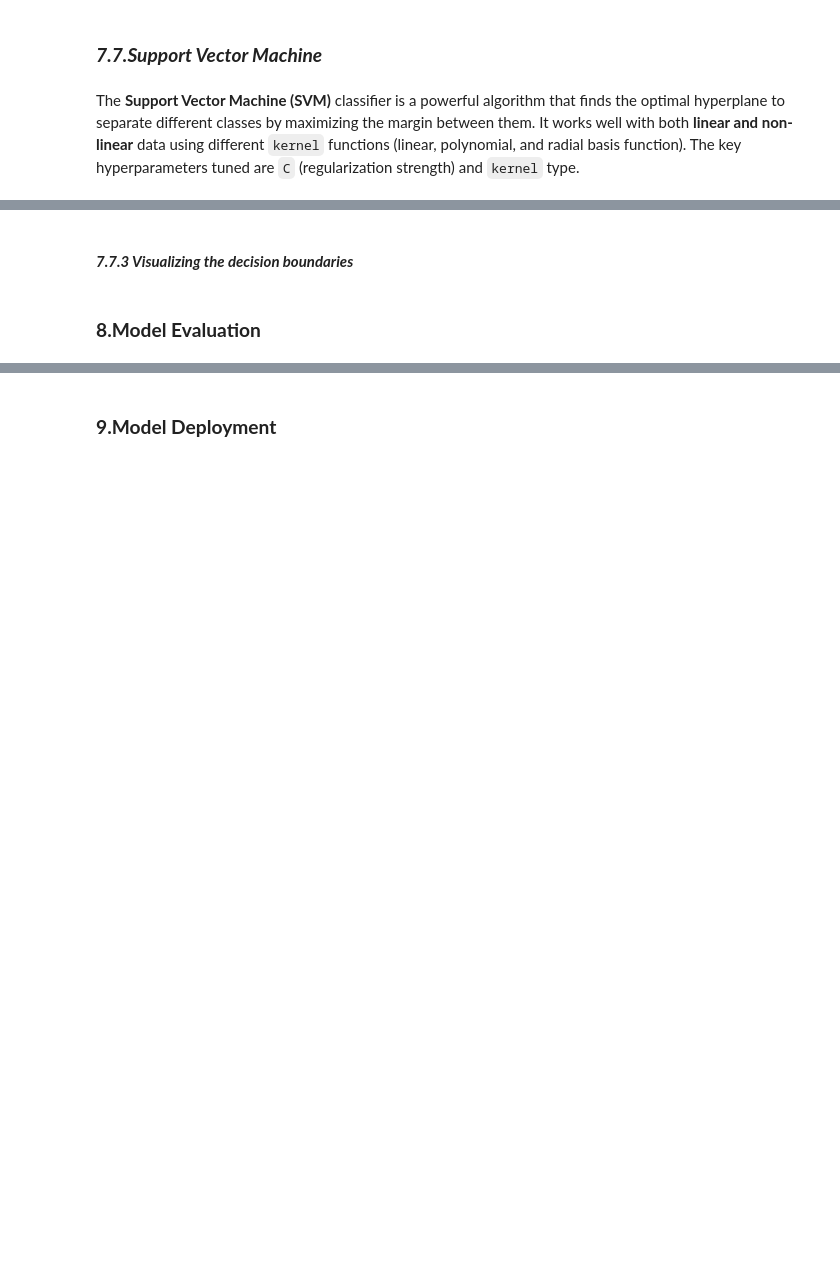
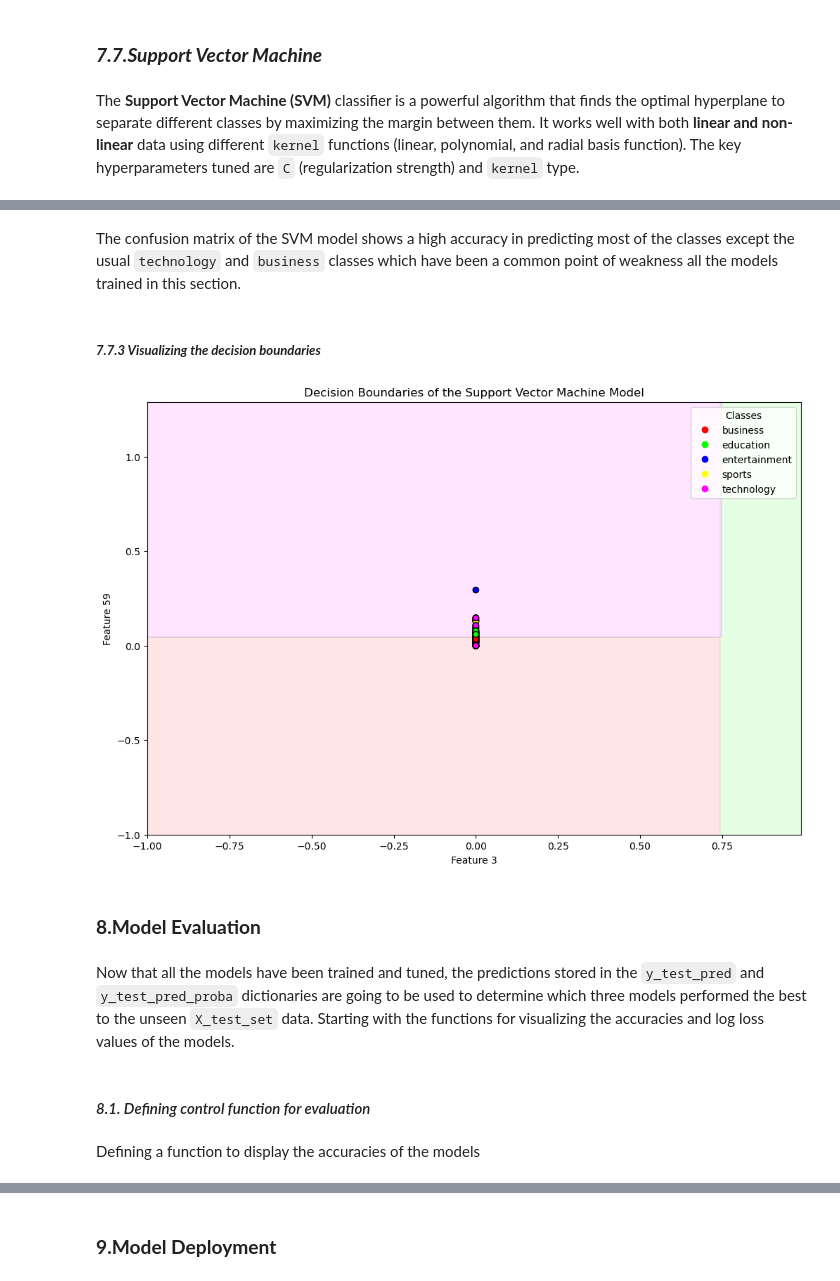
Before and after one commit to lamelkekana/Team3_ClassificationProject, a Jupyter notebook: News_articles.ipynb, the cells around one changed output, grey strips where cells are left out. Drawn from its saved outputs; the diff is of its cells as text; code cells hidden in the pictures; blank space fills up the shorter version.

```diff
--- a/News_articles.ipynb
+++ b/News_articles.ipynb
@@ -1747,0 +2073,4 @@ The **Support Vector Machine (SVM)** classifier is a powerful algorithm that fin
+# %%
+svm_experiment_name = 'SVM Model'
+#experiment_id = mlflow.create_experiment(svm_experiment_name)
+mlflow.set_experiment(svm_experiment_name)
@@ -1791,6 +2168,8 @@ def develop_svm(X_train, X_validation, y_train, y_validation):
 # %%
-best_svm_model, svm_conf_matrix, svm_class_report = develop_svm(X_train,
-                                                             X_validation,
-                                                             y_train,
-                                                             y_validation
-                                                            )
+best_svm_model, svm_conf_matrix, svm_class_report, svm_log_loss = develop_svm(X_train,
+                                                                              X_validation,
+                                                                              y_train,
+                                                                              y_validation
+                                                                             )
+y_test_pred['Support Vector Machine'] = best_svm_model.predict(X_test_set)
+y_test_pred_proba['Support Vector Machine'] = best_svm_model.predict_proba(X_test_set)
@@ -1801,14 +2202,24 @@ conf_matrix_visualizer(svm_conf_matrix, 'Support Vector Machine')
+# %% [markdown]
+The confusion matrix of the SVM model shows a high accuracy in predicting most of the classes except the usual `technology` and `business` classes which have been a common point of weakness all the models trained in this section.
 # %% [markdown]
-#### ***7.7.3 Visualizing the decision boundaries***
+##### ***7.7.3 Visualizing the decision boundaries***
 # %%
-feature_indices = [3, 2] # Value range is [0-4386, 0-6006], shape(4387, 6007)
+feature_indices = [3, 59] # Value range is [0-4386, 0-5999], shape(4387, 6000)
 decision_boundaries_visualizer(best_svm_model,
                                'Support Vector Machine',
                                X_train,
                                X_validation,
                                y_train,
                                y_validation,
                                feature_indices
                              )
+# %% [output]
+[figure, added]
 # %% [markdown]
 ### **8.Model Evaluation**
+# %% [markdown]
+Now that all the models have been trained and tuned, the predictions stored in the `y_test_pred` and `y_test_pred_proba` dictionaries are going to be used to determine which three models performed the best to the unseen `X_test_set` data. Starting with the functions for visualizing the accuracies and log loss values of the models.
+# %% [markdown]
+#### *8.1. Defining control function for evaluation*
+# %% [markdown]
+Defining a function to display the accuracies of the models
```
Also changed, not shown: parts of 126 cells of this notebook.
